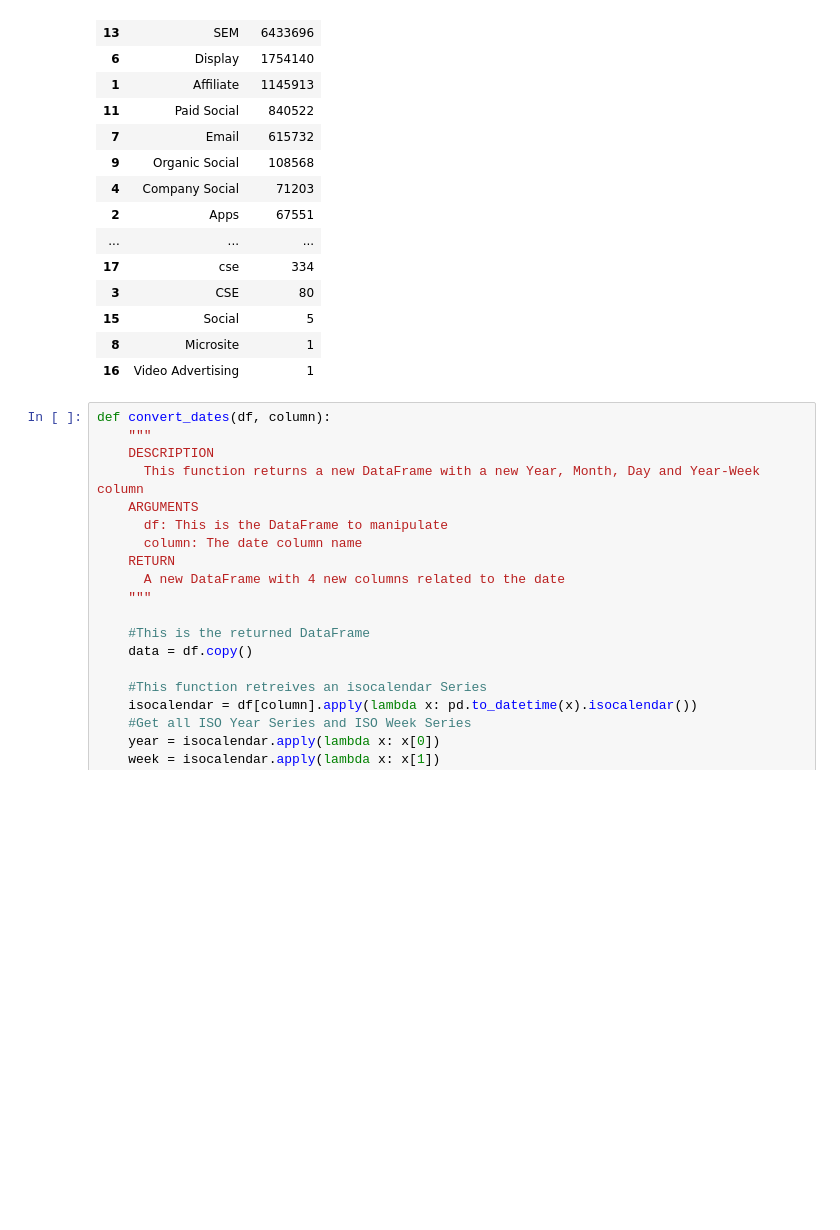
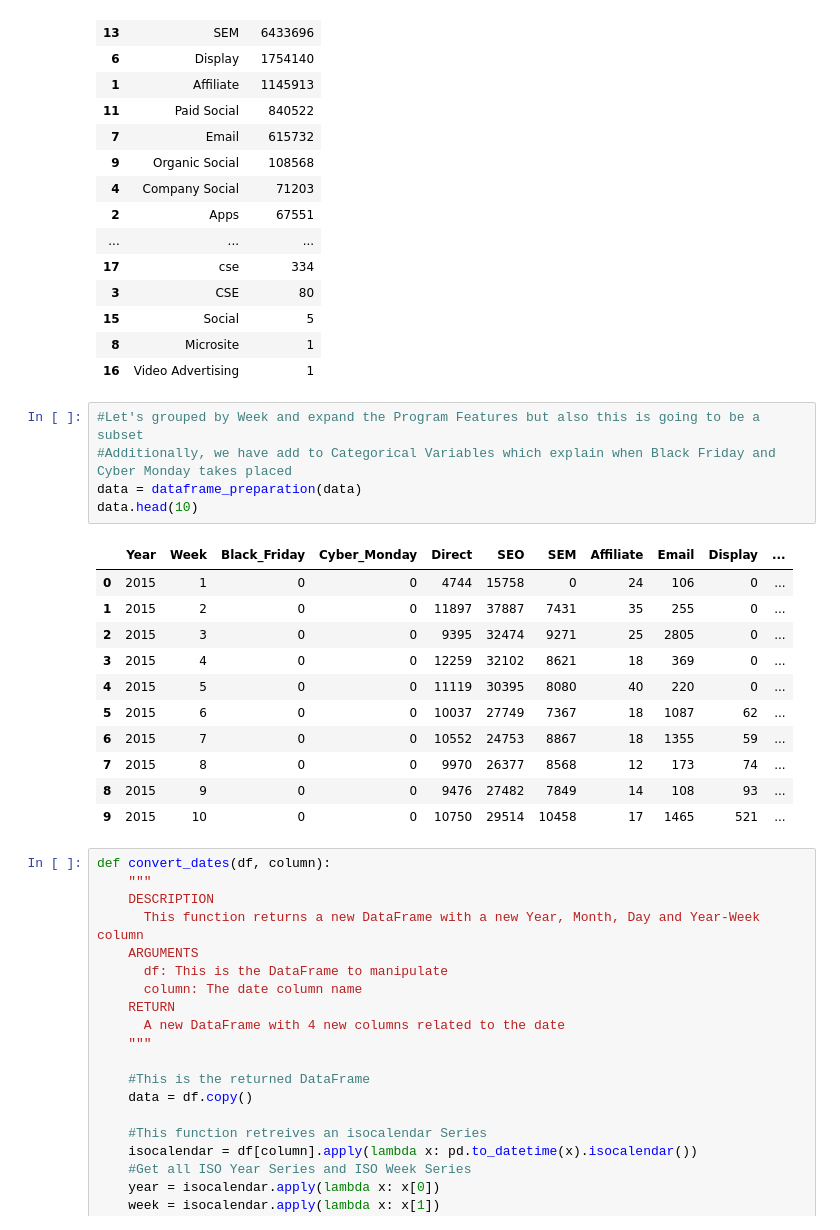
Before and after one commit to Jorge-Montenegro/TFM, a Jupyter notebook: TFM.ipynb, the cells around one changed output. Saved outputs shown, nothing was run; the diff lists cells and outputs as text; blank space fills up the shorter version.

```diff
--- a/TFM.ipynb
+++ b/TFM.ipynb
@@ -119,6 +253,23 @@ data.groupby(['Program'])['Visits'].sum().reset_index().sort_values('Visits', as
 | 15 | Social | 5 |
 | 8 | Microsite | 1 |
 | 16 | Video Advertising | 1 |
+# %%
+#Let's grouped by Week and expand the Program Features but also this is going to be a subset
+#Additionally, we have add to Categorical Variables which explain when Black Friday and Cyber Monday takes placed
+data = dataframe_preparation(data)
+data.head(10)
+# %% [output]
+|  | Year | Week | Black_Friday | Cyber_Monday | Direct | SEO | SEM | Affiliate | Email | Display | ... |
+| 0 | 2015 | 1 | 0 | 0 | 4744 | 15758 | 0 | 24 | 106 | 0 | ... |
+| 1 | 2015 | 2 | 0 | 0 | 11897 | 37887 | 7431 | 35 | 255 | 0 | ... |
+| 2 | 2015 | 3 | 0 | 0 | 9395 | 32474 | 9271 | 25 | 2805 | 0 | ... |
+| 3 | 2015 | 4 | 0 | 0 | 12259 | 32102 | 8621 | 18 | 369 | 0 | ... |
+| 4 | 2015 | 5 | 0 | 0 | 11119 | 30395 | 8080 | 40 | 220 | 0 | ... |
+| 5 | 2015 | 6 | 0 | 0 | 10037 | 27749 | 7367 | 18 | 1087 | 62 | ... |
+| 6 | 2015 | 7 | 0 | 0 | 10552 | 24753 | 8867 | 18 | 1355 | 59 | ... |
+| 7 | 2015 | 8 | 0 | 0 | 9970 | 26377 | 8568 | 12 | 173 | 74 | ... |
+| 8 | 2015 | 9 | 0 | 0 | 9476 | 27482 | 7849 | 14 | 108 | 93 | ... |
+| 9 | 2015 | 10 | 0 | 0 | 10750 | 29514 | 10458 | 17 | 1465 | 521 | ... |
 # %%
 def convert_dates(df, column):
     """
```
Also changed, not shown: parts of 19 cells of this notebook.
